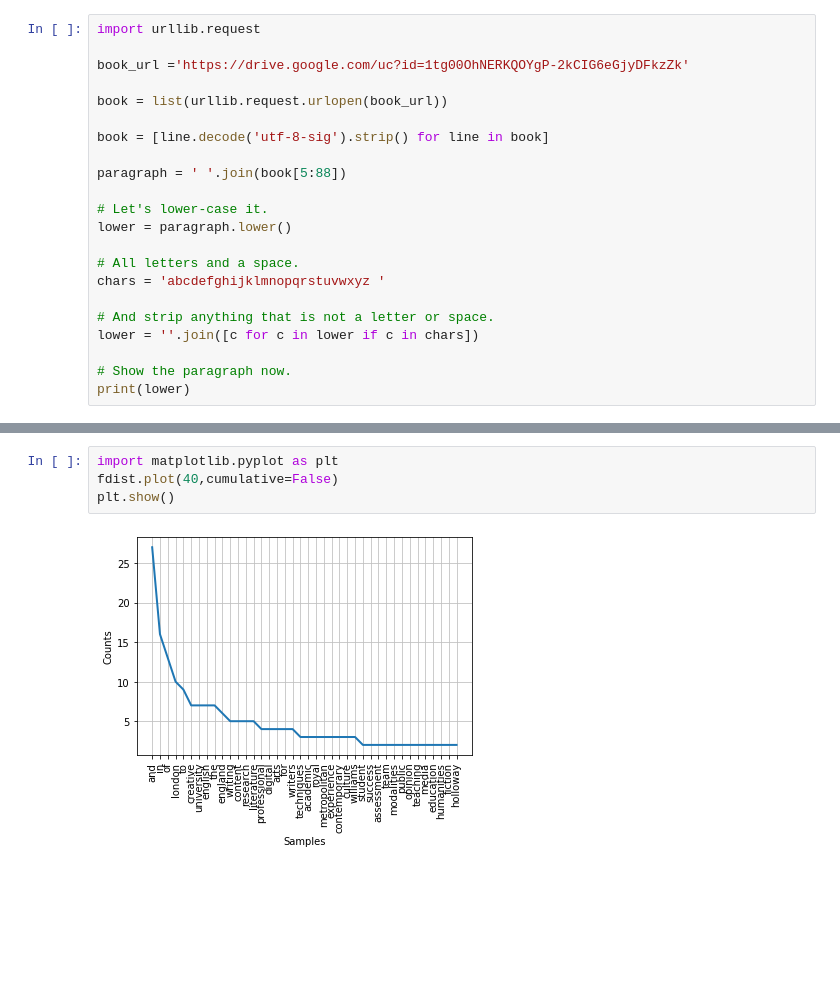
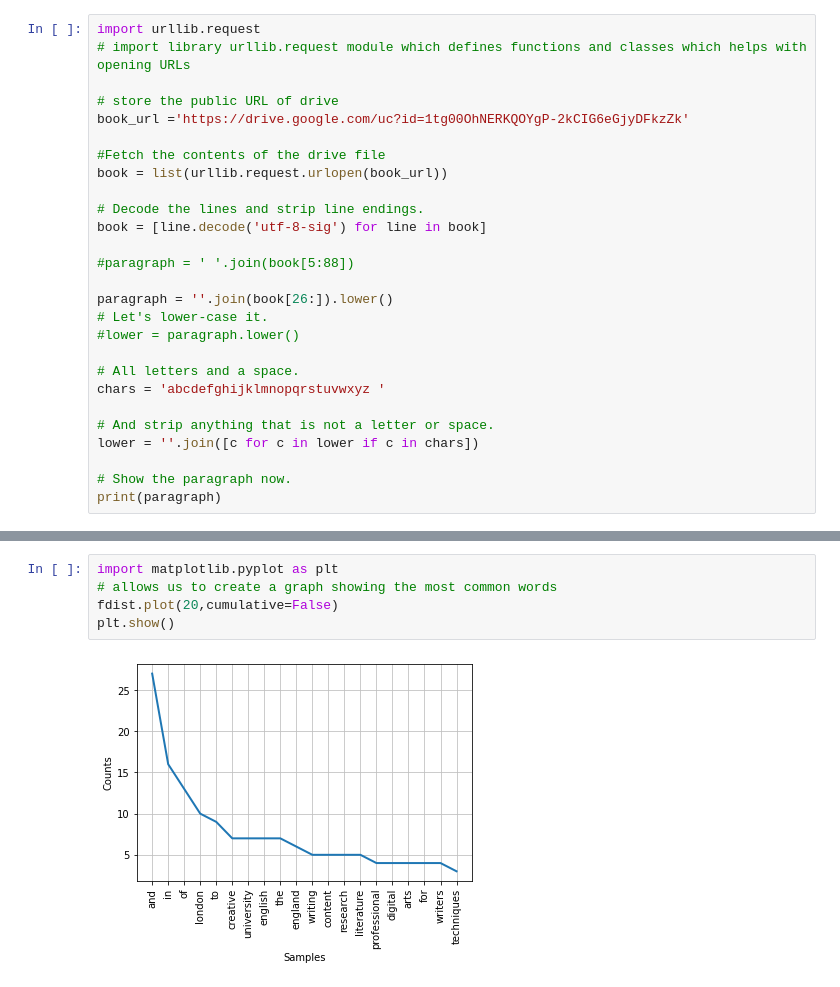
Before and after one commit to catrionamur/funddata-assessment, a Jupyter notebook: practicals/doc.ipynb, the cells around one changed output, grey strips where cells are left out. Drawn from its saved outputs; the diff is of its cells as text; blank space fills up the shorter version.

```diff
--- a/practicals/doc.ipynb
+++ b/practicals/doc.ipynb
@@ -1,16 +1,21 @@
 # %%
 import urllib.request
+# import library urllib.request module which defines functions and classes which helps with opening URLs
 
+# store the public URL of drive
 book_url ='https://drive.google.com/uc?id=1tg00OhNERKQOYgP-2kCIG6eGjyDFkzZk'
 
+#Fetch the contents of the drive file
 book = list(urllib.request.urlopen(book_url))
 
-book = [line.decode('utf-8-sig').strip() for line in book]
+# Decode the lines and strip line endings.
+book = [line.decode('utf-8-sig') for line in book]
 
-paragraph = ' '.join(book[5:88])
+#paragraph = ' '.join(book[5:88])
 
+paragraph = ''.join(book[26:]).lower()
 # Let's lower-case it.
-lower = paragraph.lower()
+#lower = paragraph.lower()
 
 # All letters and a space.
 chars = 'abcdefghijklmnopqrstuvwxyz '
@@ -19,5 +24,5 @@ chars = 'abcdefghijklmnopqrstuvwxyz '
 lower = ''.join([c for c in lower if c in chars])
 
 # Show the paragraph now.
-print(lower)
+print(paragraph)
 # %% [output]
@@ -91,7 +137,8 @@ bigrams
 [('personal', 'statement', 'dedicated'), ('statement', 'dedicated', 'graduated'), ('dedicated', 'graduated', 'student'), ('graduated', 'student', 'bringing'), ('student', 'bringing', 'proven'), ('brin ...
 # %%
 import matplotlib.pyplot as plt
-fdist.plot(40,cumulative=False)
+# allows us to create a graph showing the most common words
+fdist.plot(20,cumulative=False)
 plt.show()
 # %% [output]
-[figure, old version]
+[figure, new version]
```
Also changed, not shown: parts of 7 cells of this notebook.
